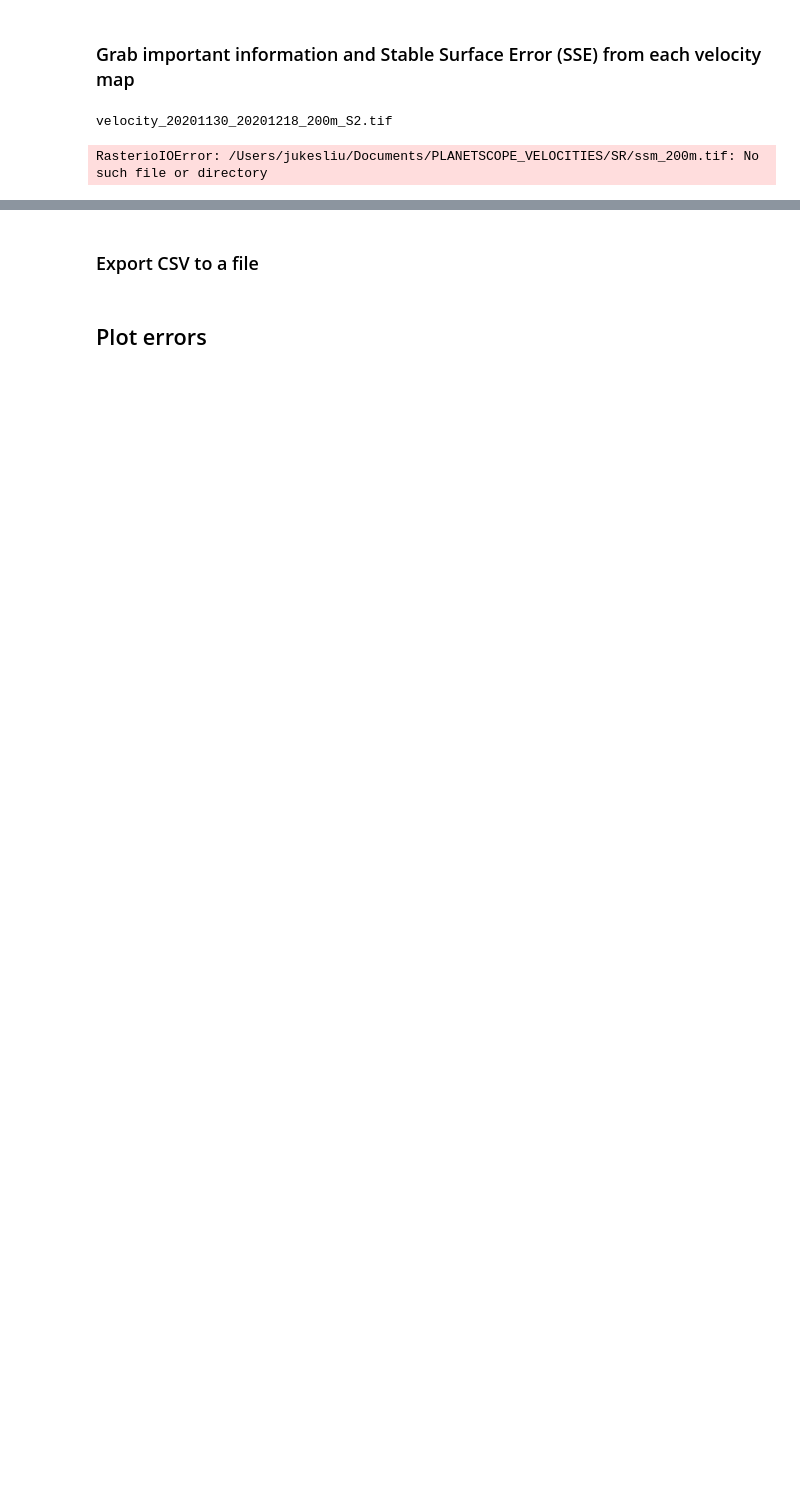
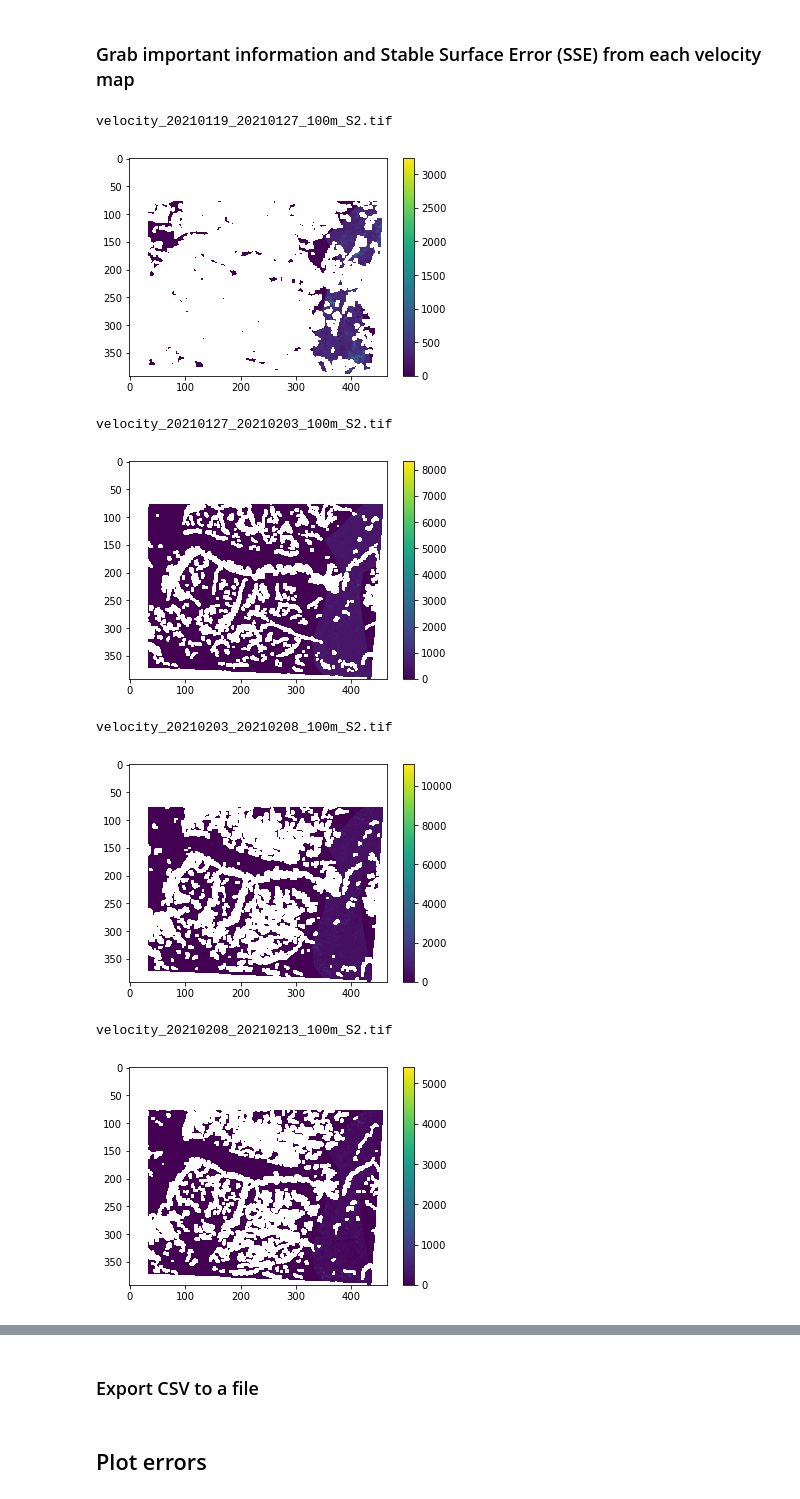
Before and after one commit to jukesliu/CautoRIFT, a Jupyter notebook: calculate_vmap_SSE.ipynb, the cells around one changed output, grey strips where cells are left out. Saved outputs shown, nothing was run; the diff lists cells and outputs as text; code cells hidden in the pictures; blank space fills up the shorter version.

```diff
--- a/calculate_vmap_SSE.ipynb
+++ b/calculate_vmap_SSE.ipynb
@@ -38,7 +54,7 @@ file_count = 0
 
 # for each velocity map
 for output in os.listdir(autorift_outp):
-    if output.startswith('velocity') and output.endswith('.tif'):
+    if output.startswith('velocity') and output.endswith('.tif'): #and not 'S2' in output:
         print(output) # display file names
         [filetype, ds1, ds2, chipsize, sat] = output.split('_') # grab info from filename
         d1 = datetime.datetime.strptime(ds1, '%Y%m%d'); d2 = datetime.datetime.strptime(ds2, '%Y%m%d')
@@ -67,37 +83,43 @@ for output in os.listdir(autorift_outp):
             cropped_v = cropped_img[2] # grab the third band [2]
         else:
             cropped_vx = cropped_img[0]; cropped_vy = cropped_img[1]
             cropped_v = np.sqrt(cropped_vx**2 + cropped_vy**2)
         cropped_v_filled = cropped_v.copy()
         cropped_v_filled[np.isnan(cropped_v_filled)] = 0 # fill all Nans with 0
         total_pixels = np.count_nonzero(cropped_v_filled >= 0) # count number of non-nodata values (negative)
         cropped_v[cropped_v < 0] = np.NaN # turn no data values (negative) into NaNs
         pixels_w_data = len(cropped_v[cropped_v >= 0]) # count non Nans (number of pixels with data)
         if pixels_w_data > 0:
             data_percent = int(pixels_w_data/total_pixels*100)
             data_fracs.append(data_percent)
             empty = False
         else:
             data_fracs.append(0)
             empty = True
 #         plt.imshow(cropped_v); plt.colorbar(); plt.title(str(data_percent)+' %'); plt.show() # check visually
 
-        # Grab off-ice velocities using stable surface mask
-        ssm[ssm > 0] = 2 # turn ice into 2
-        ssm[ssm == 0] = 1 # turn stable surfaces into 1
-        ssm[ssm == 2] = 0 # turn ice into 0s
+#         # Grab off-ice velocities using stable surface mask
+#         ssm[ssm > 0] = 2 # turn ice into 2
+#         ssm[ssm == 0] = 1 # turn stable surfaces into 1
+#         ssm[ssm == 2] = 0 # turn ice into 0s
         ssm_masked_vx = ssm*vx; ssm_masked_vy = ssm*vy; ssm_masked_v = ssm*v
-
+        plt.imshow(ssm*v,vmin=0); plt.colorbar(); plt.show()
         # calculate RMSE [m/d]
         err_vx.append(np.sqrt(np.nanmean(ssm_masked_vx**2))/365)
         err_vy.append(np.sqrt(np.nanmean(ssm_masked_vy**2))/365)
         err_v.append(np.sqrt(np.nanmean(ssm_masked_v**2))/365)
 
         # get ready for next iteration
         del v, vx, vy, empty
         file_count += 1
 
 print(file_count, 'files found.')
 # %% [output]
-velocity_20201130_20201218_200m_S2.tif
+velocity_20210119_20210127_100m_S2.tif
+[figure, added]
-RasterioIOError: /Users/jukesliu/Documents/PLANETSCOPE_VELOCITIES/SR/ssm_200m.tif: No such file or directory
+velocity_20210127_20210203_100m_S2.tif
+[figure, added]
+velocity_20210203_20210208_100m_S2.tif
+[figure, added]
+velocity_20210208_20210213_100m_S2.tif
+[figure, added]
```
Also changed, not shown: parts of 9 cells of this notebook, 4 other files.
